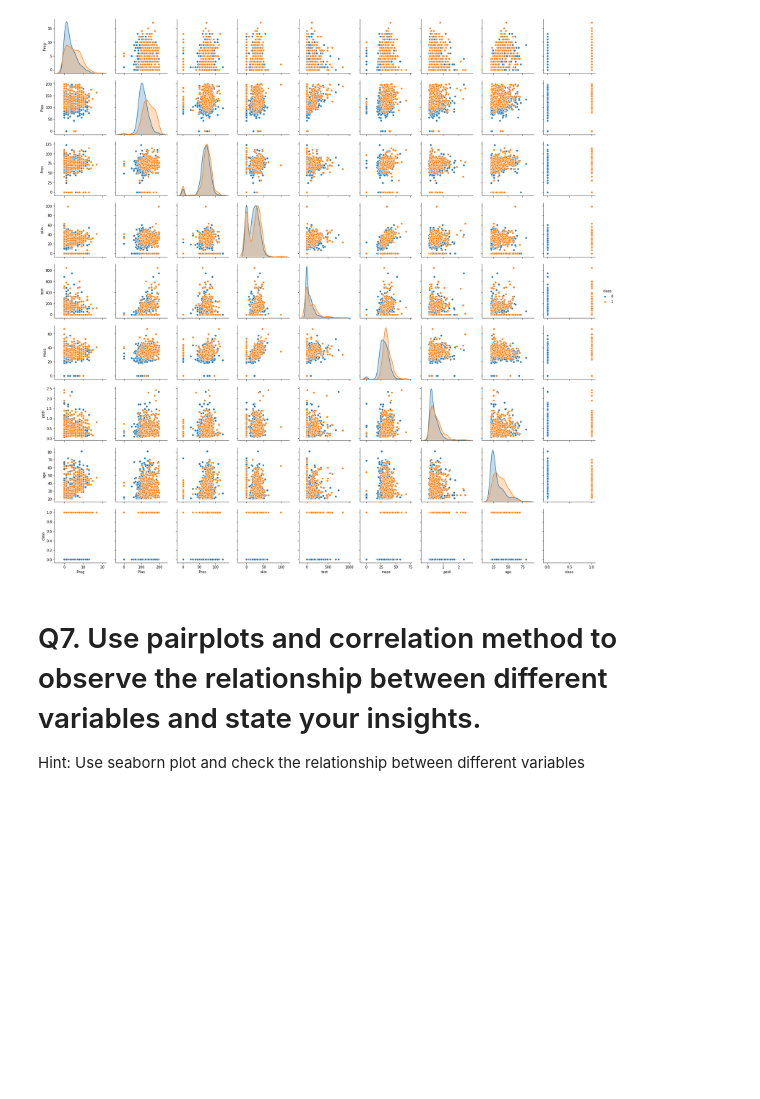
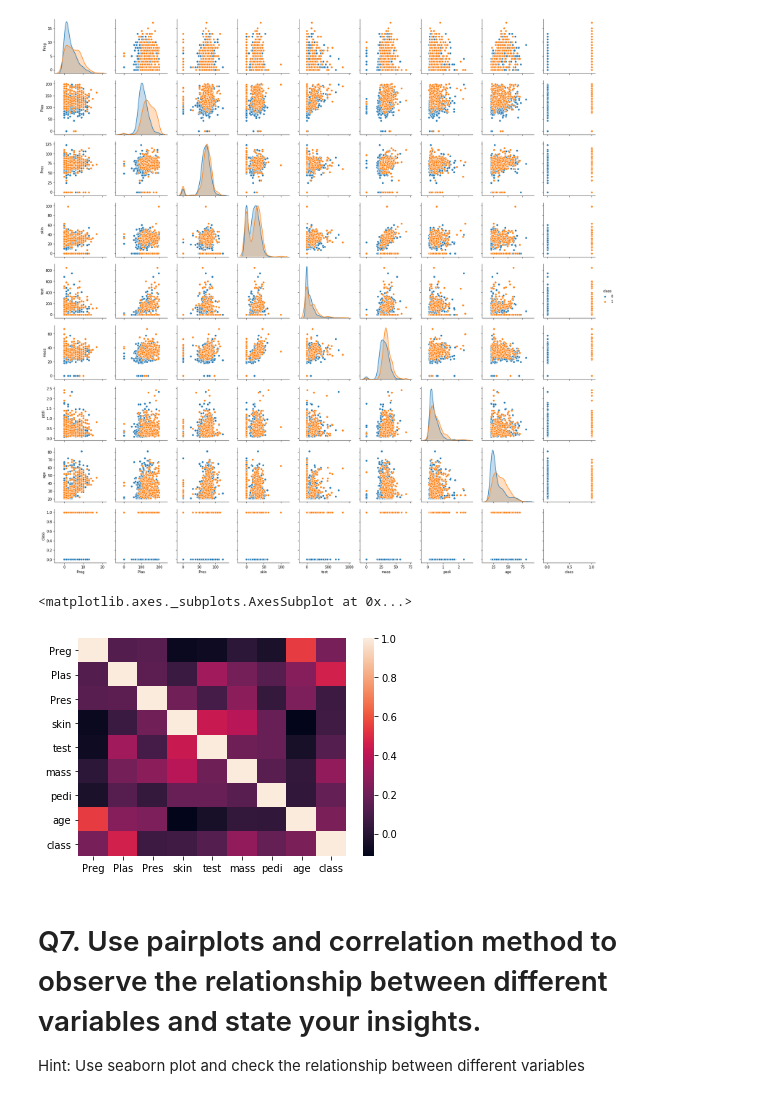
Before and after one commit to GreatLearningAIML1/bangalore-aug19-batch-abir19, a Jupyter notebook: Residency3-Internal Lab-PimaD.ipynb, the cells around one changed output. Saved outputs shown, nothing was run; the diff lists cells and outputs as text; code cells hidden in the pictures; blank space fills up the shorter version.

```diff
--- a/Residency3-Internal Lab-PimaD.ipynb
+++ b/Residency3-Internal Lab-PimaD.ipynb
@@ -163,3 +164,9 @@ sns.pairplot(pima_df,diag_kind='kde',hue='class')
+# %%
+pima_df.corr()
+sns.heatmap(pima_df.corr())
+# %% [output]
+<matplotlib.axes._subplots.AxesSubplot at 0x...>
+[figure, added]
 # %% [markdown]
 # Q7. Use pairplots and correlation method to observe the relationship between different variables and state your insights.
 Hint: Use seaborn plot and check the relationship between different variables
```
Also changed, not shown: parts of 1 cell of this notebook.
